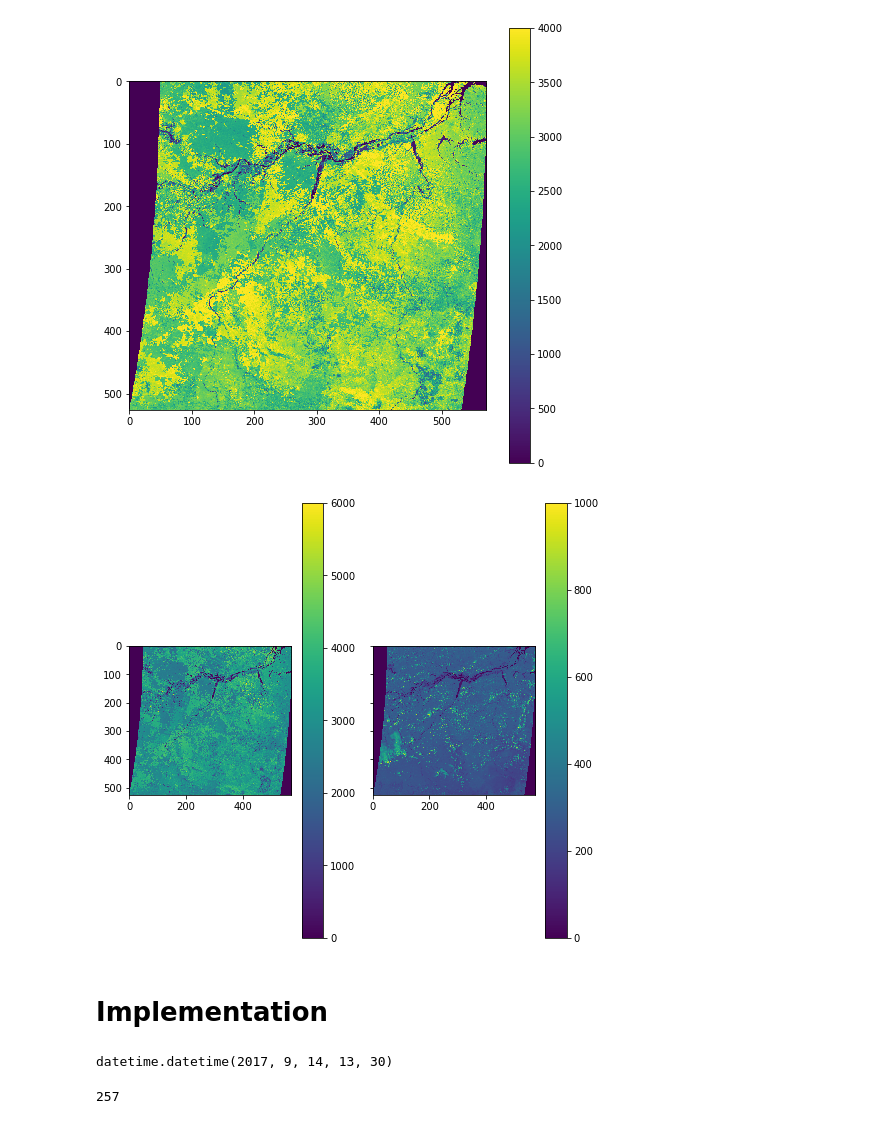
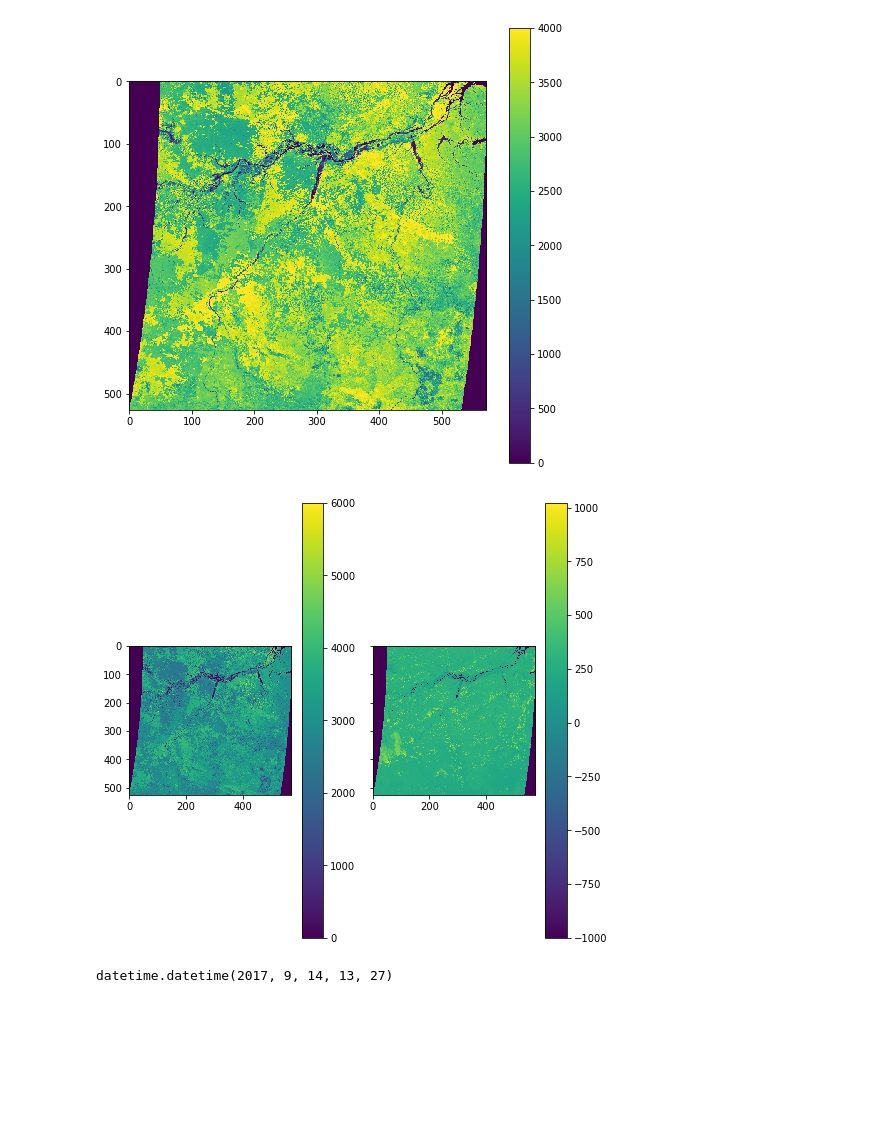
Before and after one commit to Sciguymjm/super-resolution, a Jupyter notebook: data/goes-composite.ipynb, the cells around one changed output. Cells and saved outputs as stored; diff of their text form; code cells hidden in the pictures; blank space fills up the shorter version.

```diff
--- a/data/goes-composite.ipynb
+++ b/data/goes-composite.ipynb
@@ -207,37 +213,27 @@ Ratio:  0.108949157642
 # %%
 cutout_arr = cut.ReadAsArray()
 s = cutout_arr.shape
-cutout_arr[resized_nir == -1000] = -1000 # set the same nodata ranges
-
+# resize = resized_nir[:s[0], :s[1]]
+cutout_arr[resized_nir == -1000] = -1000
 f, ax = plt.subplots(1, 2)
 ax[1].set_yticklabels([])
-
 a = ax[0].imshow(resized_nir)
 a.set_clim(vmin=0, vmax=6000)
-
 b = ax[1].imshow(cutout_arr)
-b.set_clim(vmin=0, vmax=1000)
-
 _ = f.colorbar(a, ax=ax[0])
 _ = f.colorbar(b, ax=ax[1])
 # %% [output]
-[figure, old version]
+[figure, new version]
-# %% [markdown]
-# Implementation
 # %%
 # Find closest goes-16 times
 modis_time = filepath.split('.')[4][7:]
 _time = datetime.datetime.strptime(modis_time, "%H%M%S")
-if _time.minute % 15 > 7:
-    _time += datetime.timedelta(minutes=15 - (_time.minute % 15))
-else:
-    _time += datetime.timedelta(minutes=-_time.minute % 15)
+# if _time.minute % 10 >= 5:
+#     _time += datetime.timedelta(minutes=10 - _time.minute % 10)
+# else:
+#     _time += datetime.timedelta(minutes=-_time.minute % 10)
 timendate = datetime.datetime.combine(date.date(), _time.time())
 timendate.strftime('%Y-%m-%d %H:%M')
 timendate
 # %% [output]
-datetime.datetime(2017, 9, 14, 13, 30)
+datetime.datetime(2017, 9, 14, 13, 27)
-# %%
-timendate.timetuple().tm_yday
-# %% [output]
-257
```
Also changed, not shown: parts of 13 cells of this notebook, 2 other files.
